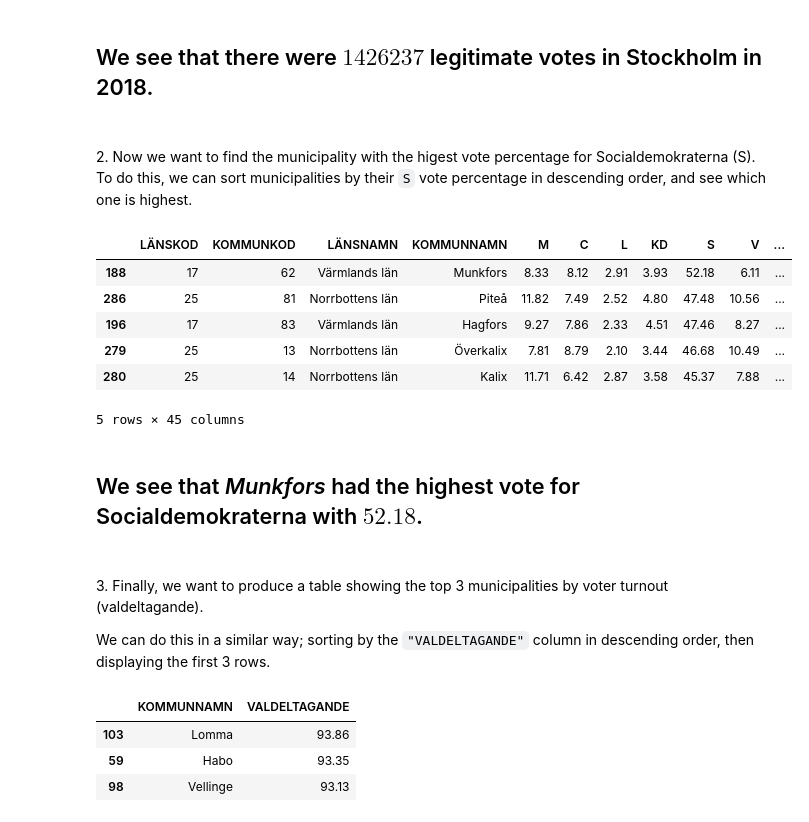
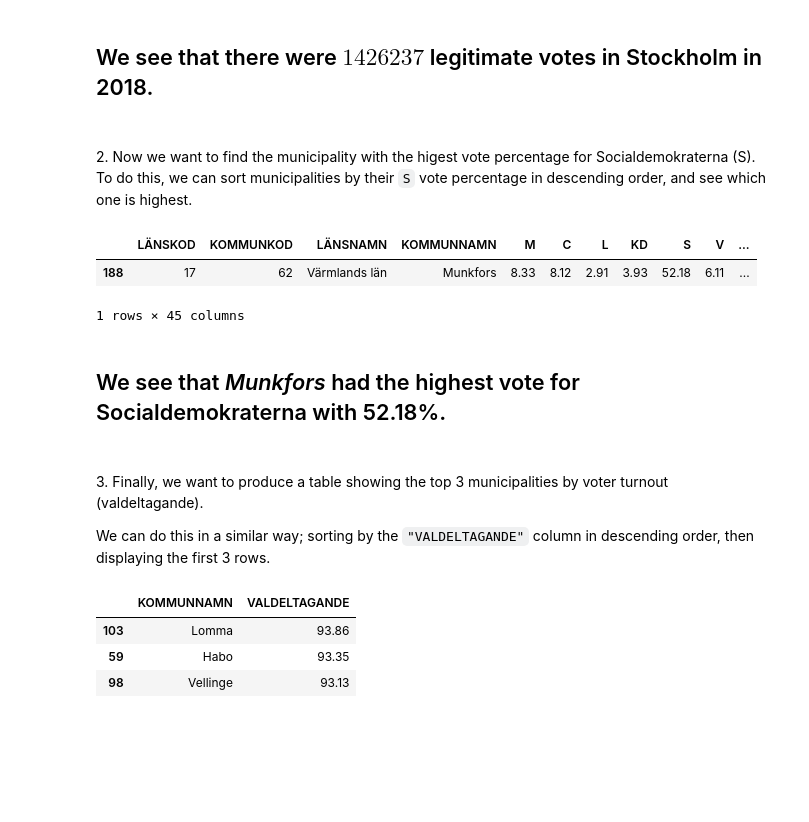
Before and after one commit to AndyDeany/MT4008-homework-2, a Jupyter notebook: HW2/HW2.ipynb, the cells around one changed output. Drawn from its saved outputs; the diff is of its cells as text; code cells hidden in the pictures; blank space fills up the shorter version.

```diff
--- a/HW2/HW2.ipynb
+++ b/HW2/HW2.ipynb
@@ -190,17 +190,13 @@ We see that there were $1426237$ legitimate votes in Stockholm in 2018.
 2\. Now we want to find the municipality with the higest vote percentage for Socialdemokraterna (S).
 To do this, we can sort municipalities by their `S` vote percentage in descending order, and see which one is highest.
 # %%
-votes.sort_values("S", ascending=False).head()
+votes.sort_values("S", ascending=False).head(1)
 # %% [output]
 |  | LÄNSKOD | KOMMUNKOD | LÄNSNAMN | KOMMUNNAMN | M | C | L | KD | S | V | ... |
 | 188 | 17 | 62 | Värmlands län | Munkfors | 8.33 | 8.12 | 2.91 | 3.93 | 52.18 | 6.11 | ... |
-| 286 | 25 | 81 | Norrbottens län | Piteå | 11.82 | 7.49 | 2.52 | 4.80 | 47.48 | 10.56 | ... |
-| 196 | 17 | 83 | Värmlands län | Hagfors | 9.27 | 7.86 | 2.33 | 4.51 | 47.46 | 8.27 | ... |
-| 279 | 25 | 13 | Norrbottens län | Överkalix | 7.81 | 8.79 | 2.10 | 3.44 | 46.68 | 10.49 | ... |
-| 280 | 25 | 14 | Norrbottens län | Kalix | 11.71 | 6.42 | 2.87 | 3.58 | 45.37 | 7.88 | ... |
-5 rows × 45 columns
+1 rows × 45 columns
 # %% [markdown]
-We see that *Munkfors* had the highest vote for Socialdemokraterna with $52.18%$.
+We see that *Munkfors* had the highest vote for Socialdemokraterna with 52.18%.
 <br>
 <br>
 ---
```
Also changed, not shown: parts of 4 cells of this notebook.
